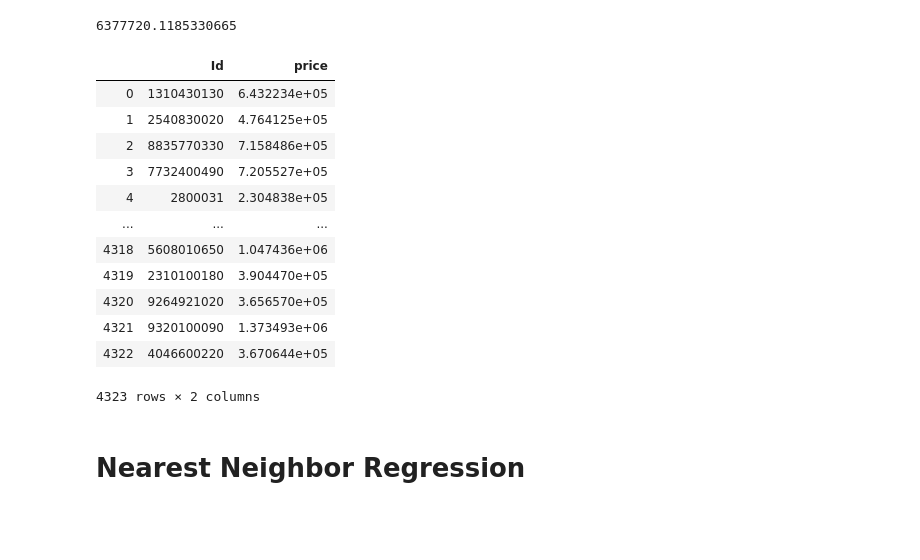
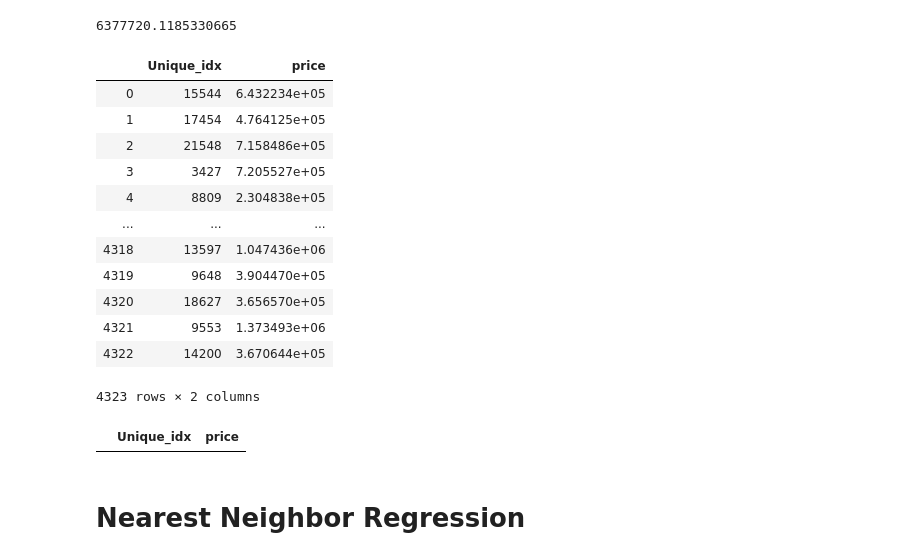
Before and after one commit to SHollatz/CS4622_miniKaggleComp, a Jupyter notebook: Regression_Lulu.ipynb, the cells around one changed output. Saved outputs shown, nothing was run; the diff lists cells and outputs as text; code cells hidden in the pictures; blank space fills up the shorter version.

Commit message:
test submissions -LL

```diff
--- a/Regression_Lulu.ipynb
+++ b/Regression_Lulu.ipynb
@@ -46,7 +46,7 @@ House sale prices for King County including Seattle, homes sold between May 2014
 - sample_submission.csv - a sample submission file in the correct format
 # %%
 train = pd.read_csv('train_data.csv')
-test = pd.read_csv('val_data.csv')
+test = pd.read_csv('val_data2.csv')
 sampleSubmission = pd.read_csv('sample_submission.csv')
 # %%
 train = train.drop(columns=['Unnamed: 0'])
@@ -65,6 +65,3 @@ train
 | 17288 | 520700125 | 20140805T000000 | 3 | 2.25 | 1980 | 8775 | 1.0 | 0 | 0 | 3 | ... |
 | 17289 | 1762600320 | 20140610T000000 | 5 | 4.00 | 3760 | 28040 | 2.0 | 0 | 0 | 3 | ... |
 17290 rows × 21 columns
-# %%
-test = test.drop(columns=['Unnamed: 0'])
-test
@@ -126,7 +126,7 @@ where
 - `testTarget`: get the final last column of the section we portioned out
 # %%
 # predict me
-testData = test.drop(columns=['id', 'date'])
+testData = test.drop(columns=['id', 'date', 'Unique_idx'])
 # %%
 # the data frame without the final prices
 trainData = train.drop(columns=['price', 'id', 'date'])
@@ -156,22 +156,22 @@ reg.intercept_
 # %%
 predictions = reg.predict(testData)
 d = {
-    'Id': test['id'],
+    'Unique_idx': test['Unique_idx'],
     'price': predictions
 }
 linRegSub = pd.DataFrame(data=d)
 linRegSub
 # %% [output]
-|  | Id | price |
-| 0 | 1310430130 | 6.432234e+05 |
-| 1 | 2540830020 | 4.764125e+05 |
-| 2 | 8835770330 | 7.158486e+05 |
-| 3 | 7732400490 | 7.205527e+05 |
-| 4 | 2800031 | 2.304838e+05 |
+|  | Unique_idx | price |
+| 0 | 15544 | 6.432234e+05 |
+| 1 | 17454 | 4.764125e+05 |
+| 2 | 21548 | 7.158486e+05 |
+| 3 | 3427 | 7.205527e+05 |
+| 4 | 8809 | 2.304838e+05 |
 | ... | ... | ... |
-| 4318 | 5608010650 | 1.047436e+06 |
-| 4319 | 2310100180 | 3.904470e+05 |
-| 4320 | 9264921020 | 3.656570e+05 |
-| 4321 | 9320100090 | 1.373493e+06 |
-| 4322 | 4046600220 | 3.670644e+05 |
+| 4318 | 13597 | 1.047436e+06 |
+| 4319 | 9648 | 3.904470e+05 |
+| 4320 | 18627 | 3.656570e+05 |
+| 4321 | 9553 | 1.373493e+06 |
+| 4322 | 14200 | 3.670644e+05 |
 4323 rows × 2 columns
@@ -177,0 +181,6 @@ linRegSub
+# %%
+linRegSub
+duplicateRowsDF = linRegSub[linRegSub.duplicated()]
+duplicateRowsDF
+# %% [output]
+|  | Unique_idx | price |
```
Also changed, not shown: parts of 8 cells of this notebook, 4 other files.
